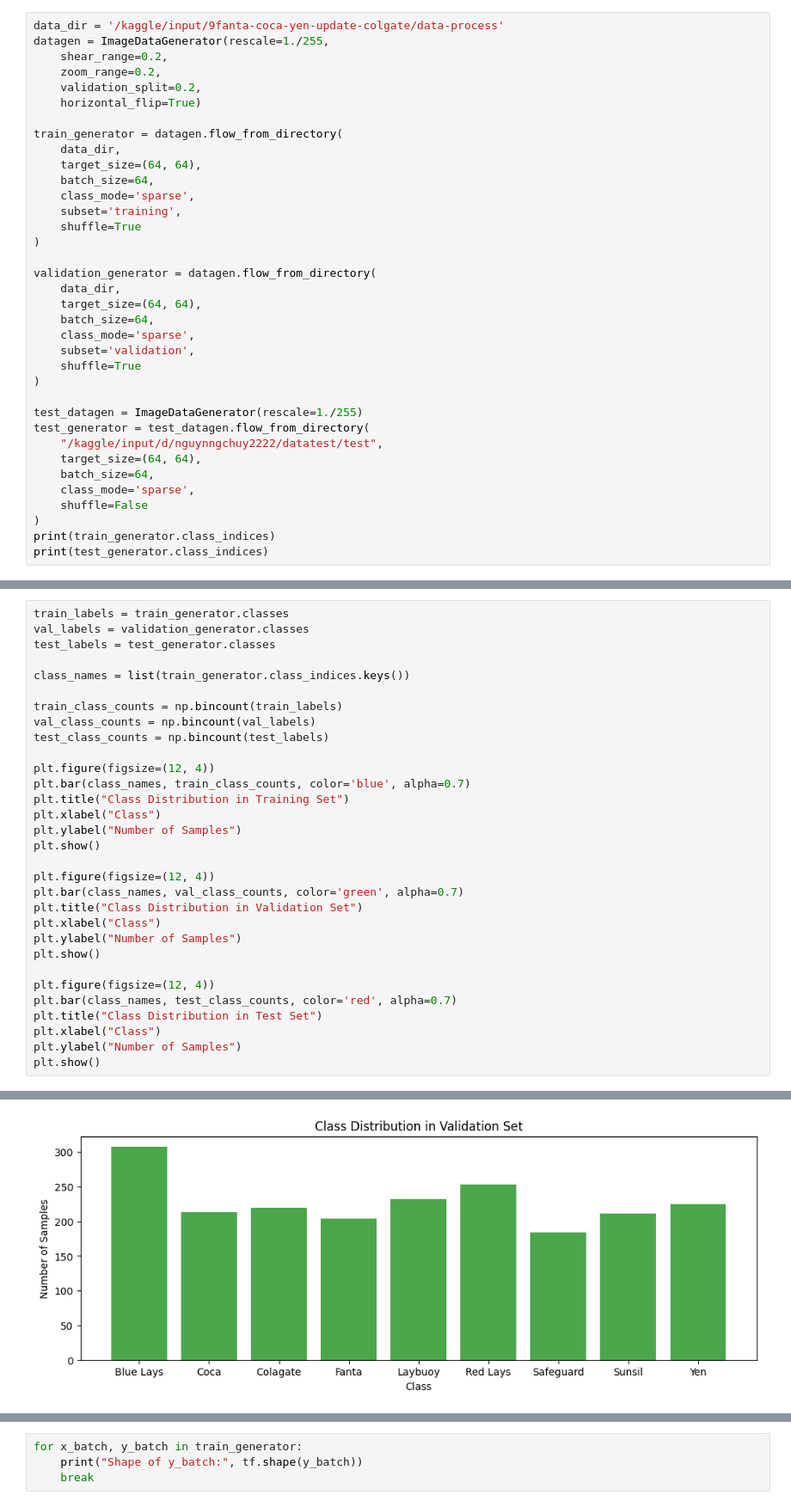
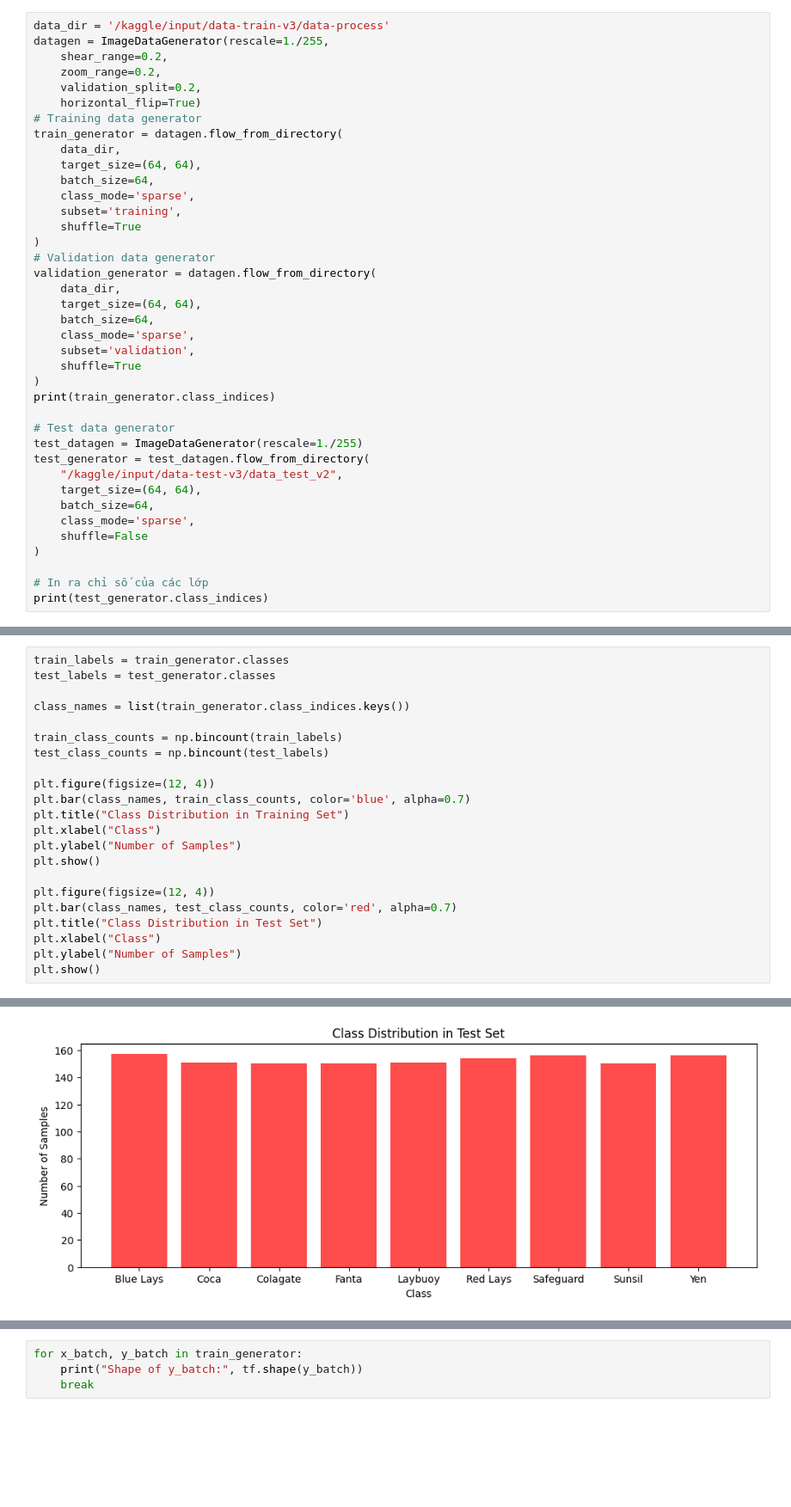
Before and after one commit to ngochuyk812/KLTN, a Jupyter notebook: Source/AI/train.ipynb, the cells around one changed output, grey strips where cells are left out. Shown at 86% size. Cells and saved outputs as stored; diff of their text form; blank space fills up the shorter version.

```diff
--- a/Source/AI/train.ipynb
+++ b/Source/AI/train.ipynb
@@ -43,11 +61,11 @@ from tensorflow.keras.preprocessing.image import ImageDataGenerator
 # %%
-data_dir = '/kaggle/input/9fanta-coca-yen-update-colgate/data-process'
+data_dir = '/kaggle/input/data-train-v3/data-process'
 datagen = ImageDataGenerator(rescale=1./255,
     shear_range=0.2,
     zoom_range=0.2,
     validation_split=0.2,
     horizontal_flip=True)
-
+# Training data generator
 train_generator = datagen.flow_from_directory(
     data_dir,
     target_size=(64, 64),
@@ -56,7 +74,7 @@ train_generator = datagen.flow_from_directory(
     subset='training',
     shuffle=True
 )
-
+# Validation data generator
 validation_generator = datagen.flow_from_directory(
     data_dir,
     target_size=(64, 64),
@@ -65,15 +83,18 @@ validation_generator = datagen.flow_from_directory(
     subset='validation',
     shuffle=True
 )
+print(train_generator.class_indices)
 
+# Test data generator
 test_datagen = ImageDataGenerator(rescale=1./255)
 test_generator = test_datagen.flow_from_directory(
-    "/kaggle/input/d/nguynngchuy2222/datatest/test",
+    "/kaggle/input/data-test-v3/data_test_v2",
     target_size=(64, 64),
     batch_size=64,
     class_mode='sparse',
     shuffle=False
 )
-print(train_generator.class_indices)
+
+# In ra chỉ số của các lớp
 print(test_generator.class_indices)
 # %% [output]
@@ -84,13 +105,11 @@ Found 868 images belonging to 9 classes.
 {'Blue Lays': 0, 'Coca': 1, 'Colagate': 2, 'Fanta': 3, 'Laybuoy': 4, 'Red Lays': 5, 'Safeguard': 6, 'Sunsil': 7, 'Yen': 8}
 # %%
 train_labels = train_generator.classes
-val_labels = validation_generator.classes
 test_labels = test_generator.classes
 
 class_names = list(train_generator.class_indices.keys())
 
 train_class_counts = np.bincount(train_labels)
-val_class_counts = np.bincount(val_labels)
 test_class_counts = np.bincount(test_labels)
 
 plt.figure(figsize=(12, 4))
@@ -101,13 +120,6 @@ plt.ylabel("Number of Samples")
 plt.show()
 
 plt.figure(figsize=(12, 4))
-plt.bar(class_names, val_class_counts, color='green', alpha=0.7)
-plt.title("Class Distribution in Validation Set")
-plt.xlabel("Class")
-plt.ylabel("Number of Samples")
-plt.show()
-
-plt.figure(figsize=(12, 4))
 plt.bar(class_names, test_class_counts, color='red', alpha=0.7)
 plt.title("Class Distribution in Test Set")
 plt.xlabel("Class")
@@ -118 +130 @@ plt.show()
-[figure, old version]
+[figure, new version]
```
Also changed, not shown: parts of 13 cells of this notebook, 17 other files.
